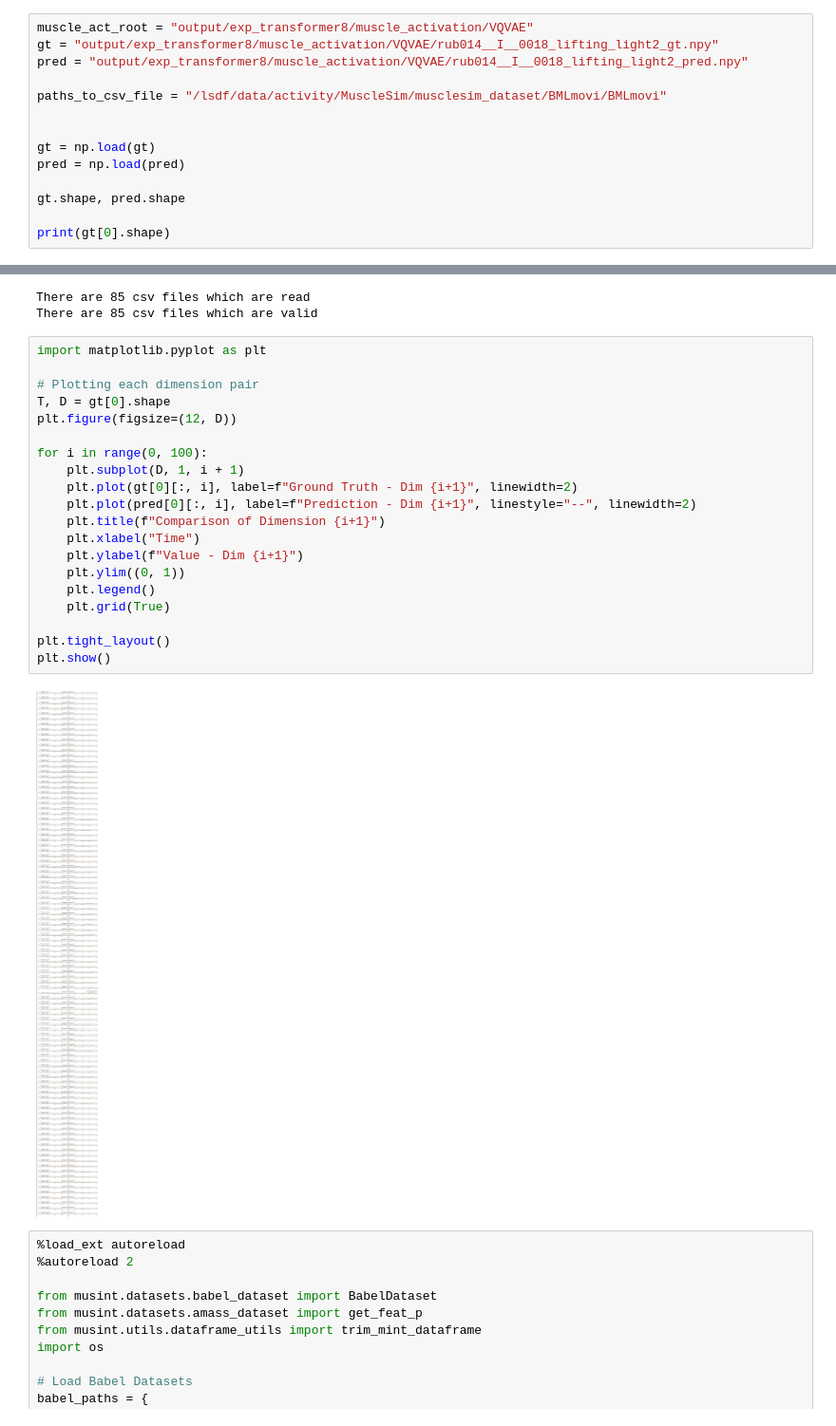
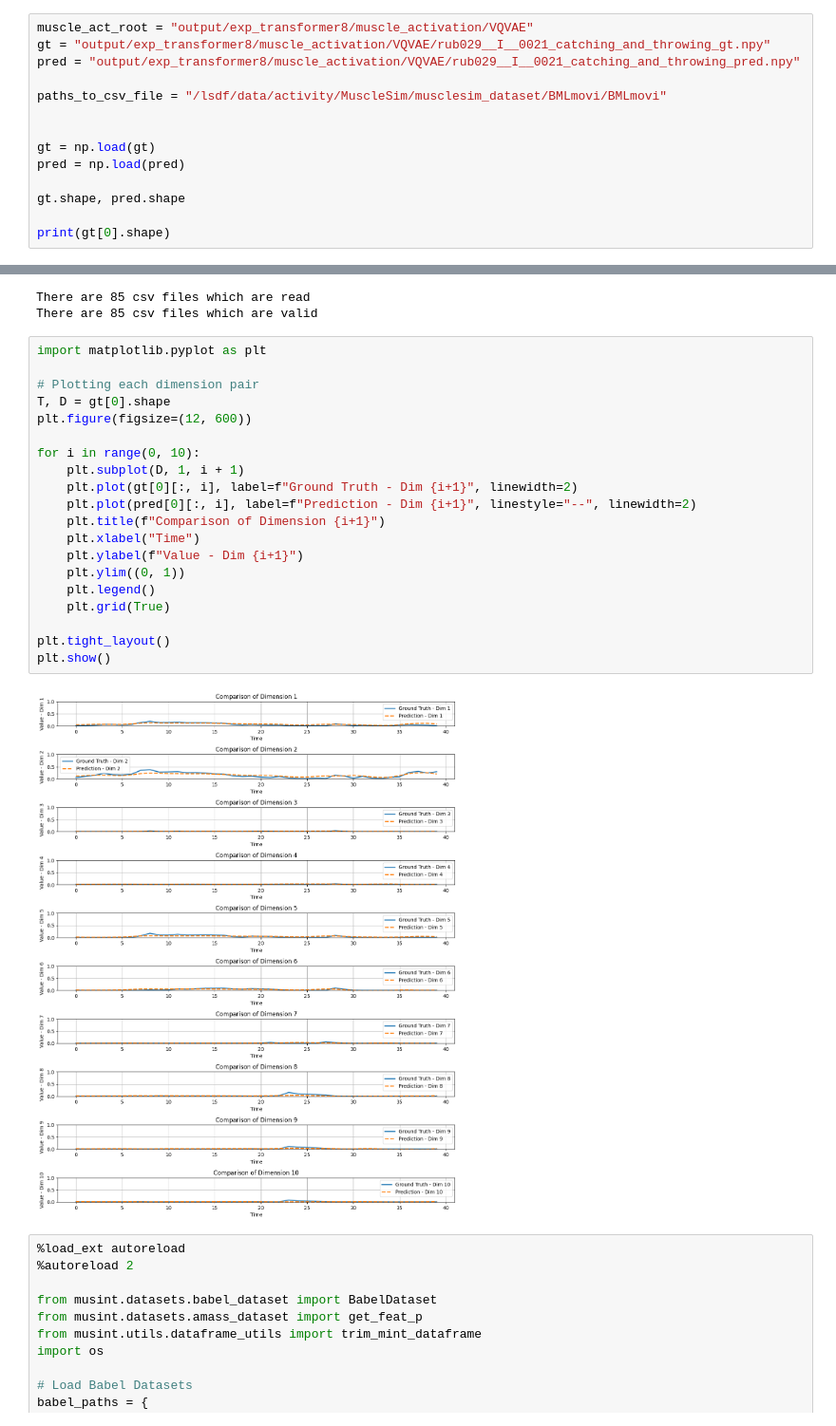
Before and after one commit to simplexsigil/motion2muscle, a Jupyter notebook: ms_eval.ipynb, the cells around one changed output, grey strips where cells are left out. Shown: that part at 95% size. Drawn from its saved outputs; the diff is of its cells as text.

```diff
--- a/ms_eval.ipynb
+++ b/ms_eval.ipynb
@@ -9,7 +6,7 @@ import pickle
 # %%
 muscle_act_root = "output/exp_transformer8/muscle_activation/VQVAE"
-gt = "output/exp_transformer8/muscle_activation/VQVAE/rub014__I__0018_lifting_light2_gt.npy"
-pred = "output/exp_transformer8/muscle_activation/VQVAE/rub014__I__0018_lifting_light2_pred.npy"
+gt = "output/exp_transformer8/muscle_activation/VQVAE/rub029__I__0021_catching_and_throwing_gt.npy"
+pred = "output/exp_transformer8/muscle_activation/VQVAE/rub029__I__0021_catching_and_throwing_pred.npy"
 
 paths_to_csv_file = "/lsdf/data/activity/MuscleSim/musclesim_dataset/BMLmovi/BMLmovi"
 
@@ -45,25 +42,25 @@ There are 85 csv files which are valid
 # %%
 import matplotlib.pyplot as plt
 
 # Plotting each dimension pair
 T, D = gt[0].shape
-plt.figure(figsize=(12, D))
+plt.figure(figsize=(12, 600))
 
-for i in range(0, 100):
+for i in range(0, 10):
     plt.subplot(D, 1, i + 1)
     plt.plot(gt[0][:, i], label=f"Ground Truth - Dim {i+1}", linewidth=2)
     plt.plot(pred[0][:, i], label=f"Prediction - Dim {i+1}", linestyle="--", linewidth=2)
     plt.title(f"Comparison of Dimension {i+1}")
     plt.xlabel("Time")
     plt.ylabel(f"Value - Dim {i+1}")
     plt.ylim((0, 1))
     plt.legend()
     plt.grid(True)
 
 plt.tight_layout()
 plt.show()
 # %% [output]
-[figure, old version]
+[figure, new version]
 # %%
 %load_ext autoreload
 %autoreload 2
```
Also changed, not shown: parts of 1 cell of this notebook, 8 other files.
